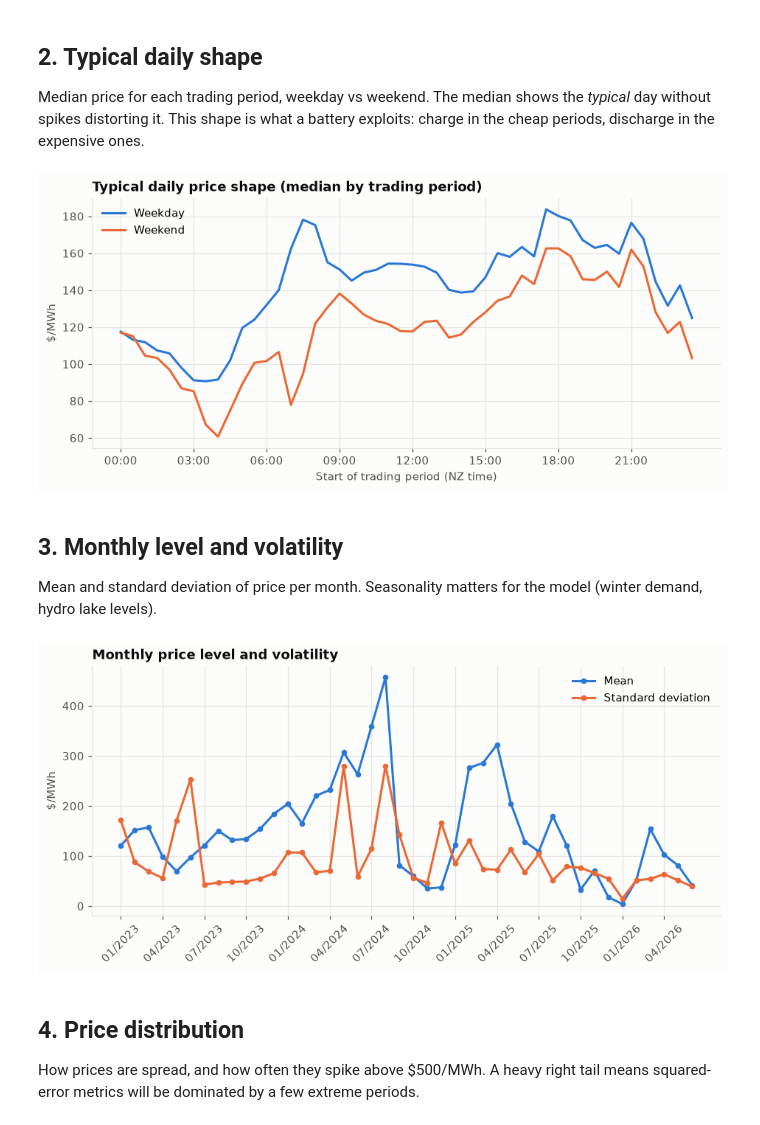
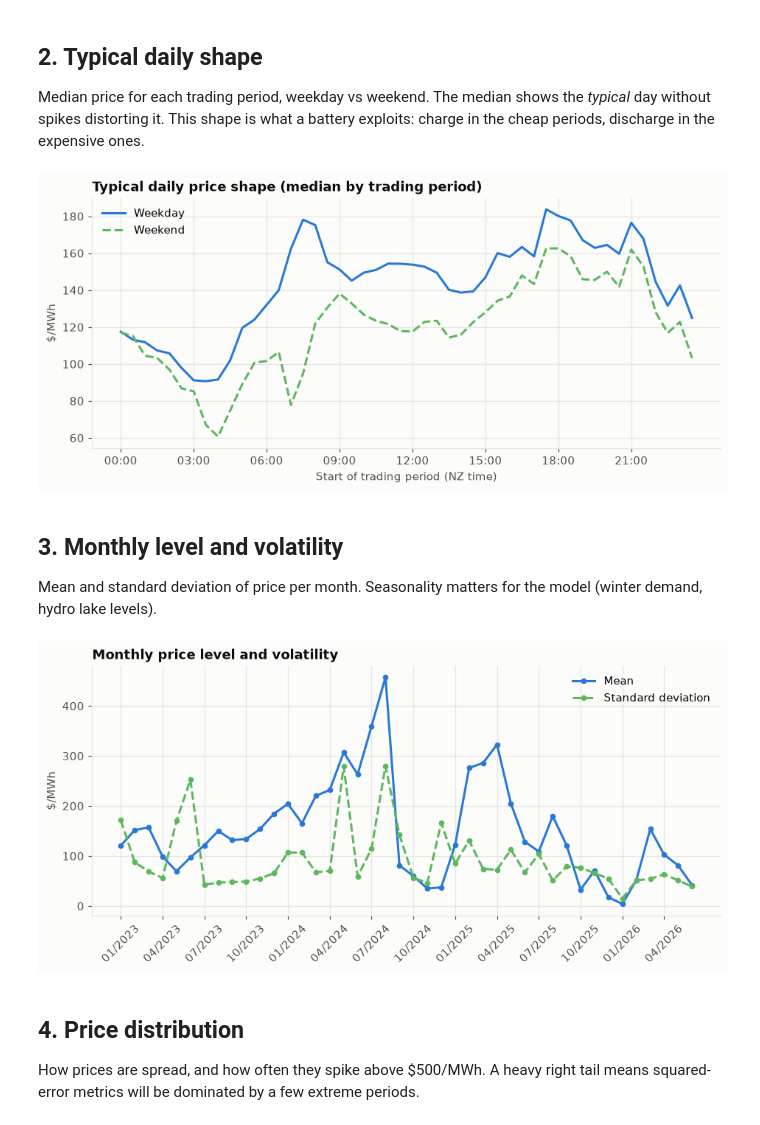
Before and after one commit to Dev-Tiwari06/nz-battery-arbitrage, a Jupyter notebook: notebooks/01_eda.ipynb, the cells around one changed output. Cells and saved outputs as stored; diff of their text form; code cells hidden in the pictures.

Commit message:
Restyled Exploratory Data Analysis charts and improved overall readability.

```diff
--- a/notebooks/01_eda.ipynb
+++ b/notebooks/01_eda.ipynb
@@ -11,8 +11,8 @@ import pandas as pd
 import matplotlib.pyplot as plt
 import matplotlib.dates as mdates
 # %%
-# Chart style: thin lines, light grid, no top/right borders
-BLUE, ORANGE, LIGHT_BLUE = "#2a78d6", "#eb6834", "#86b6ef"
+# Chart style: thin lines, light grid, no top/right borders ---
+BLUE, GREEN, LIGHT_BLUE = "#2a78d6", "#5cb85c", "#86b6ef"
 SURFACE, INK, MUTED, GRID = "#fcfcfb", "#0b0b0b", "#52514e", "#e6e5e2"
 plt.rcParams.update({
     "figure.figsize": (10, 4), "figure.dpi": 110,
@@ -82,7 +82,7 @@ profile.index = (pd.Timestamp("2000-01-01")
 
 fig, ax = plt.subplots()
 ax.plot(profile.index, profile["Weekday"], color=BLUE, label="Weekday")
-ax.plot(profile.index, profile["Weekend"], color=ORANGE, label="Weekend")
+ax.plot(profile.index, profile["Weekend"], color=GREEN, linestyle="--", label="Weekend")
 ax.set_xticks(profile.index[::6])                 # a tick every 3 hours
 ax.set_title("Typical daily price shape (median by trading period)")
 ax.set_ylabel("$/MWh")
@@ -90,26 +90,26 @@ ax.set_xlabel("Start of trading period (NZ time)")
 ax.legend()
 fig.savefig(f"{FIG}/02_daily_profile.png", dpi=150, bbox_inches="tight")
 # %% [output]
-[figure, old version]
+[figure, new version]
 # %% [markdown]
 ## 3. Monthly level and volatility
 Mean and standard deviation of price per month. Seasonality matters for the model (winter demand, hydro lake levels).
 # %%
 # Mean and standard deviation of price for each calendar month
 monthly = data.groupby(data["date"].dt.to_period("M"))["price"].agg(["mean", "std"])
 labels = monthly.index.strftime("%m/%Y")
 
 fig, ax = plt.subplots()
 ax.plot(labels, monthly["mean"], color=BLUE, marker="o", markersize=4, label="Mean")
-ax.plot(labels, monthly["std"], color=ORANGE, marker="o", markersize=4, label="Standard deviation")
+ax.plot(labels, monthly["std"], color=GREEN, linestyle="--", marker="o", markersize=4, label="Standard deviation")
 ax.set_xticks(labels[::3])                        # label every 3rd month
 ax.tick_params(axis="x", rotation=45)
 ax.set_title("Monthly price level and volatility")
 ax.set_ylabel("$/MWh")
 ax.legend()
 fig.savefig(f"{FIG}/03_monthly_mean_std.png", dpi=150, bbox_inches="tight")
 # %% [output]
-[figure, old version]
+[figure, new version]
 # %% [markdown]
 ## 4. Price distribution
 How prices are spread, and how often they spike above $500/MWh.
```
Also changed, not shown: parts of 1 cell of this notebook, 2 other files.
